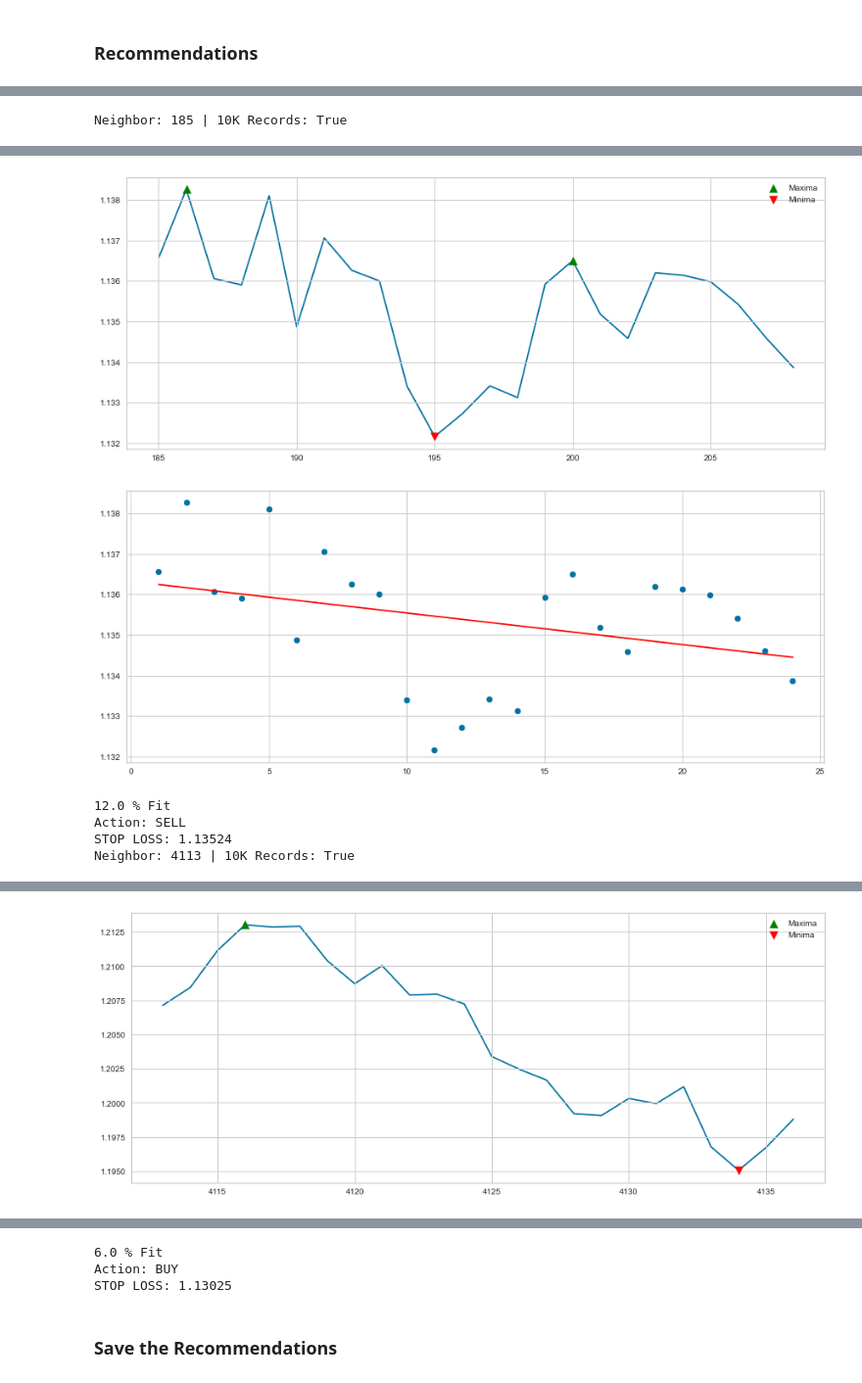
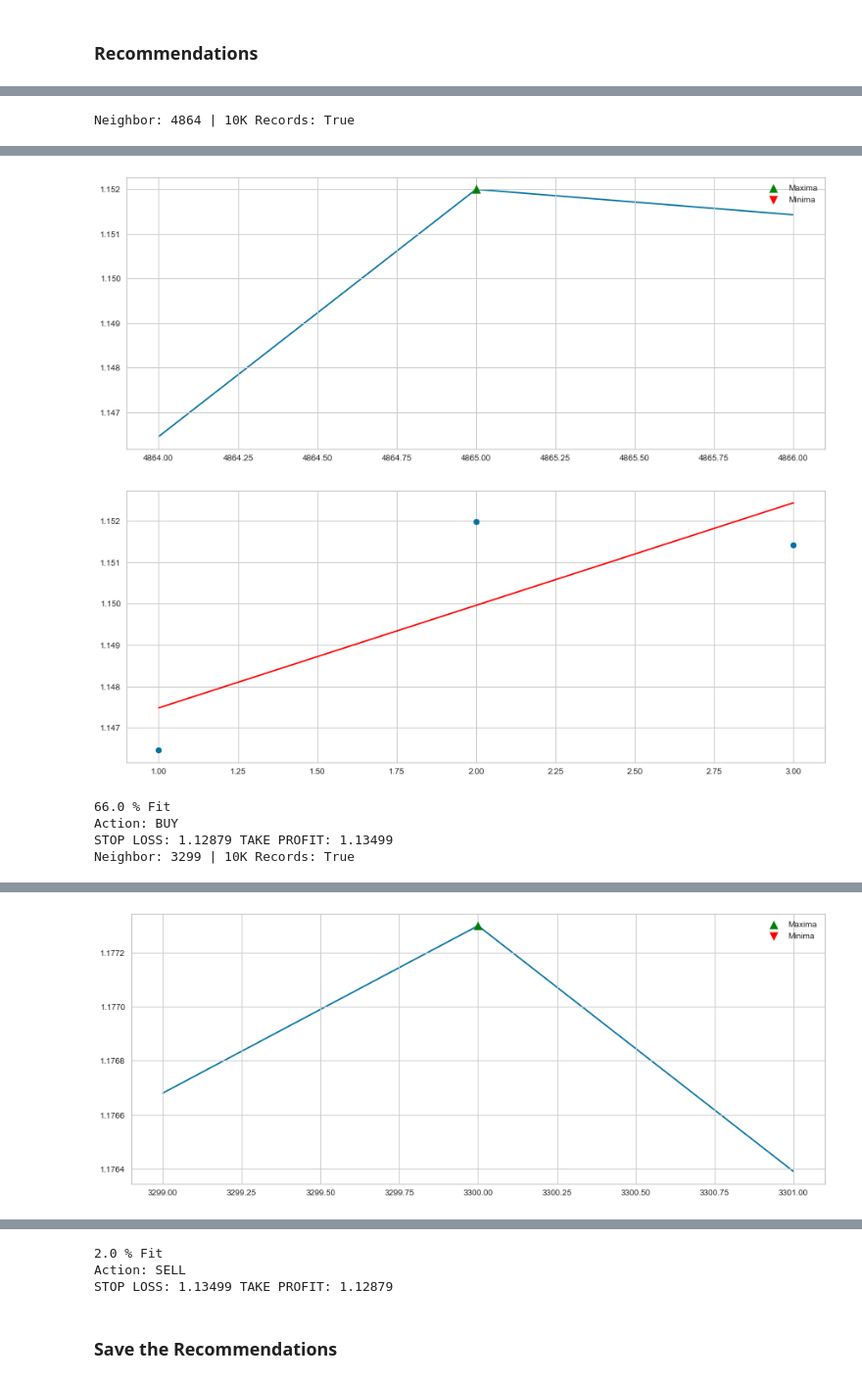
Before and after one commit to Forexience/Forexience, a Jupyter notebook: Main_Pipeline/Forexience_Main.ipynb, the cells around one changed output, grey strips where cells are left out. Shown at 98% size. Drawn from its saved outputs; the diff is of its cells as text; code cells hidden in the pictures.

```diff
--- a/Main_Pipeline/Forexience_Main.ipynb
+++ b/Main_Pipeline/Forexience_Main.ipynb
@@ -384,22 +367,13 @@ SELL_SL = SELL_SL.round(5)
+# %%
+ATR = data.iloc[candle_no]['ATR_14']
+CLOSED_PRICE = data.iloc[candle_no]['Close']
+BUY_SL = (CLOSED_PRICE - ATR).round(5)
+SELL_SL = (CLOSED_PRICE + ATR).round(5)
+BUY_TP = (CLOSED_PRICE + ATR).round(5)
+SELL_TP = (CLOSED_PRICE - ATR).round(5)
 # %% [markdown]
 # Modeling
 # %%
 data = pd.read_csv(filename)
 # %% [markdown]
 ### Feature Selection and Reduction
-# %%
-data = data.drop(columns=['Volume','Weekday','Date','Time',
-                          'Weekday_Name','UTC_Time','Direction',
-                          'Open', 'High', 'Low', 'Close',
-                          'O-H','O-L','O-C','H-L','H-C','L-C',
-                          'SMA_5','SMA_10','SMA_20',
-                          'f_time','julian_date','ATR_14',
-#                          'col_1','col_2','col_3',
-                          'col_4','col_5',
-#                          'F_SMA_5',
-#                          'F_SMA_10',
-                          'F_SMA_20',
-                          'RSI'
-                         ])
-
-# Comment out the features that you want to fit into your model.
@@ -406,3 +388,5 @@ data = data.drop(columns=['Volume','Weekday','Date','Time',
+# %%
+data = data[['col_1','col_2','col_3','F_SMA_5','F_SMA_10']]
 # %% [markdown]
 ### Feature Being Fit to the Model
 # %%
@@ -529,7 +513,7 @@ print(datetime.now())
 for indice in indices[1:10]:
     recommendation_log = "{}_data.csv".format(indice)
     data = pd.read_csv(filename)
-    data = data.iloc[indice:indice+24]
+    data = data.iloc[indice:indice+3]
     data.to_csv(path + "/" + recommendation_log, header = True, index = False)
 
     print ('Neighbor:', indice, '|', '10K Records:', Load_10K_Records)
@@ -545,41 +529,41 @@ for indice in indices[1:10]:
     max_idx = argrelextrema(data['Close'].values, np.greater, order=5)[0]
     min_idx = argrelextrema(data['Close'].values, np.less, order=5)[0]
 
     plt.figure(figsize=(15, 6))
     plt.plot(data['Close'], zorder=0)
     plt.scatter(data.iloc[max_idx].index, data.iloc[max_idx]['Close'], label='Maxima', s=100, color="green", marker='^')
     plt.scatter(data.iloc[min_idx].index, data.iloc[min_idx]['Close'], label='Minima', s=100, color="red", marker='v')
     plt.legend()
     plt.show()
 
     data['candleno'] = range (1, len(data) + 1)
     X = data['candleno'].values.reshape(-1, 1)
     Y = data['Close'].values.reshape(-1, 1)
     linear_regressor = LinearRegression()
     linear_regressor.fit(X, Y)
     y_pred = linear_regressor.predict(X)
     plt.figure(figsize=(15, 6))
     plt.scatter(X, Y)
     plt.plot(X, y_pred, color='red')
     plt.show()
 
     print(r2_score(Y, y_pred).round(2)*100, '% Fit')
     coeficient = (linear_regressor.coef_)
 
     if coeficient > 0:
         print('Action: BUY')
-        print('STOP LOSS:', BUY_SL)
+        print('STOP LOSS:', BUY_SL, 'TAKE PROFIT:', BUY_TP)
     else:
         print('Action: SELL')
-        print('STOP LOSS:', SELL_SL)
+        print('STOP LOSS:', SELL_SL, 'TAKE PROFIT:', SELL_TP)
 # %% [output]
-Neighbor: 185 | 10K Records: True
+Neighbor: 4864 | 10K Records: True
 [interactive output not drawn]
-[figure, old version]
+[figure, new version]
-[figure, old version]
+[figure, new version]
-12.0 % Fit
-Action: SELL
-STOP LOSS: 1.13524
-Neighbor: 4113 | 10K Records: True
+66.0 % Fit
+Action: BUY
+STOP LOSS: 1.12879 TAKE PROFIT: 1.13499
+Neighbor: 3299 | 10K Records: True
 [interactive output not drawn]
-[figure, old version]
+[figure, new version]
@@ -594,6 +578,6 @@ Neighbor: 3205 | 10K Records: True
-6.0 % Fit
-Action: BUY
-STOP LOSS: 1.13025
+2.0 % Fit
+Action: SELL
+STOP LOSS: 1.13499 TAKE PROFIT: 1.12879
 # %% [markdown]
 ### Save the Recommendations
 # %%
```
Also changed, not shown: parts of 33 cells of this notebook, 7 other files.
